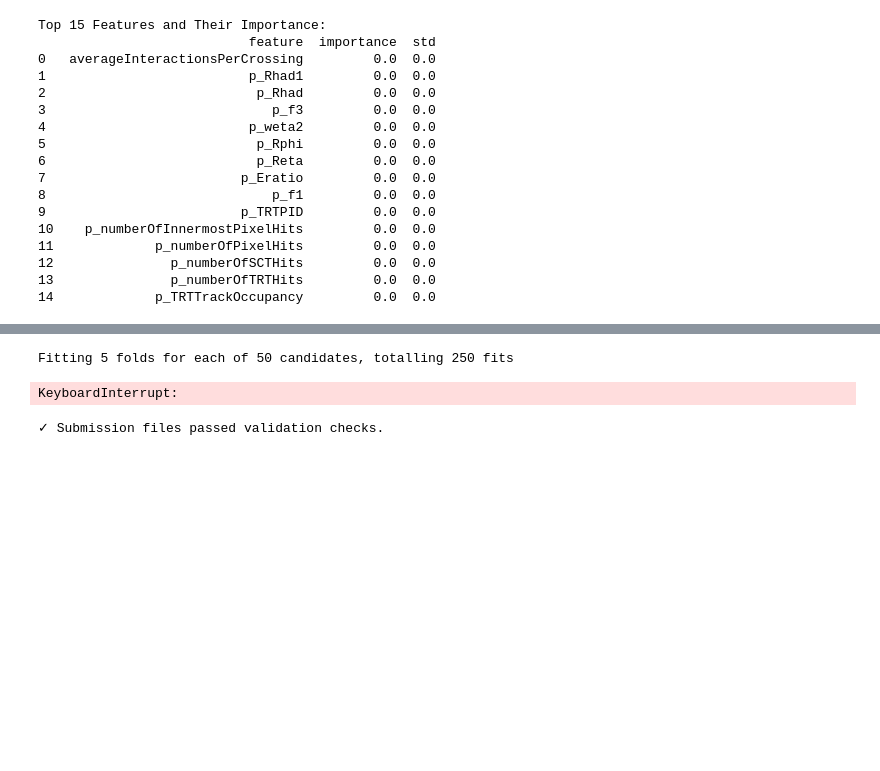
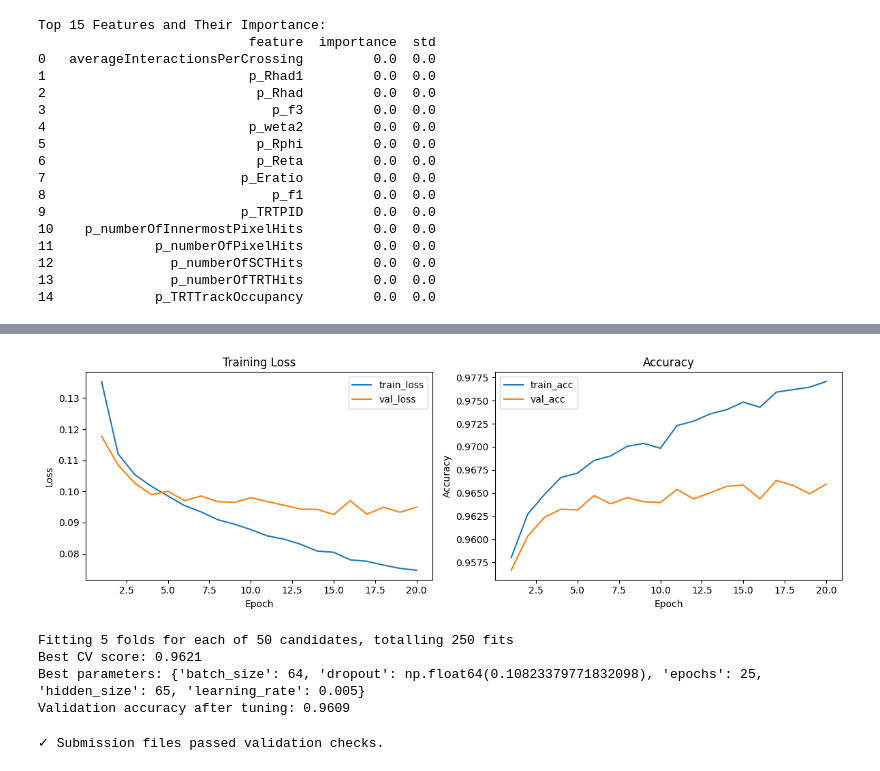
Before and after one commit to Ideadben/AppliedML2026, a Jupyter notebook: InitialProject/Classification/Pytorch.ipynb, the cells around one changed output, grey strips where cells are left out. Drawn from its saved outputs; the diff is of its cells as text; code cells hidden in the pictures; blank space fills up the shorter version.

```diff
--- a/InitialProject/Classification/Pytorch.ipynb
+++ b/InitialProject/Classification/Pytorch.ipynb
@@ -273,16 +317,40 @@ X_val_top = X_val[top_feature_names]
 model_top = PyTorchNNClassifier(
     hidden_size=128,
     dropout=0.1,
-    learning_rate=0.005,
-    epochs=300,
+    learning_rate=0.0005,
+    epochs=30,
     batch_size=32,
     random_state=42
 )
 
-model_top.fit(X_train_top, y_train)
+model_top.fit(X_train_top, y_train, X_val_top, y_val, verbose = True)
 train_score_top = model_top.score(X_train_top, y_train)
 val_score_top = model_top.score(X_val_top, y_val)
 
 print(f'Train accuracy with top features: {train_score_top:.4f}')
 print(f'Validation accuracy with top features: {val_score_top:.4f}')
+
+
+# Plot training history (loss and accuracy) if available
+if hasattr(model_top, 'history') and len(model_top.history['train_loss']) > 0:
+    epochs = range(1, len(model.history['train_loss']) + 1)
+    plt.figure(figsize=(12, 4))
+    plt.subplot(1, 2, 1)
+    plt.plot(epochs, model.history['train_loss'], label='train_loss')
+    if len(model.history.get('val_loss', [])) > 0:
+        plt.plot(epochs, model.history['val_loss'], label='val_loss')
+    plt.xlabel('Epoch')
+    plt.ylabel('Loss')
+    plt.legend()
+    plt.title('Training Loss')
+    plt.subplot(1, 2, 2)
+    plt.plot(epochs, model.history['train_acc'], label='train_acc')
+    if len(model.history.get('val_acc', [])) > 0:
+        plt.plot(epochs, model.history['val_acc'], label='val_acc')
+    plt.xlabel('Epoch')
+    plt.ylabel('Accuracy')
+    plt.legend()
+    plt.title('Accuracy')
+    plt.tight_layout()
+    plt.show()
 # %% [output]
@@ -290,13 +374,14 @@ NameError: name 'top_features' is not defined
+[figure, added]
 # %%
 from sklearn.model_selection import RandomizedSearchCV
 from scipy.stats import randint, uniform
 
 # Hyperparameter tuning for PyTorch NN on the reduced 15-feature set
 param_distributions = {
-    'hidden_size': randint(64, 256),
+    'hidden_size': [64, 128, 256],
     'dropout': uniform(0.1, 0.4),
-    'learning_rate': uniform(0.0001, 0.01),
-    'epochs': randint(30, 100),
+    'learning_rate': [0.005],
+    'epochs': [25],
     'batch_size': [16, 32, 64]
 }
 
@@ -321,7 +406,9 @@ val_score_tuned = best_model.score(X_val_top, y_val)
 print(f'Validation accuracy after tuning: {val_score_tuned:.4f}')
 # %% [output]
 Fitting 5 folds for each of 50 candidates, totalling 250 fits
+Best CV score: 0.9621
+Best parameters: {'batch_size': 64, 'dropout': np.float64(0.10823379771832098), 'epochs': 25, 'hidden_size': 65, 'learning_rate': 0.005}
+Validation accuracy after tuning: 0.9609
-KeyboardInterrupt:
 # %%
 from pathlib import Path
 
```
Also changed, not shown: parts of 3 cells of this notebook, 8 other files.
